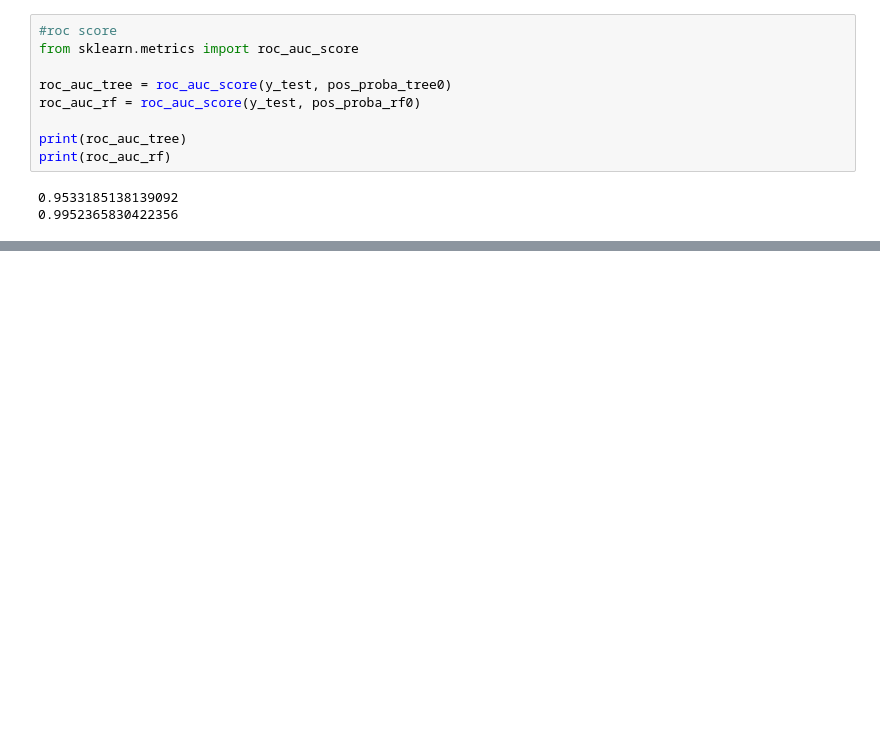
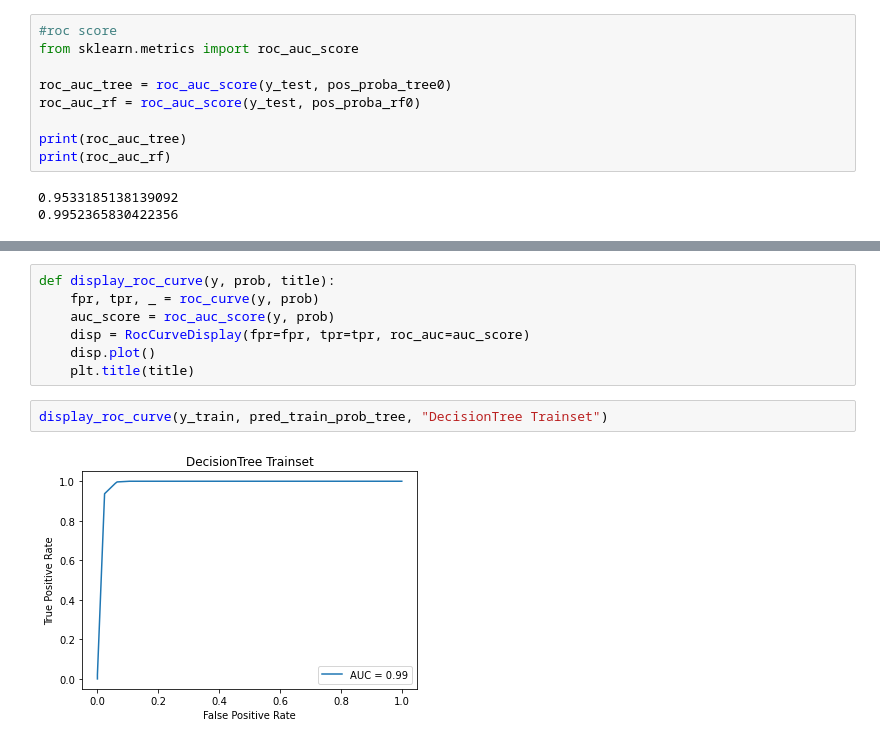
Before and after one commit to shina1221/SSAC_2021, a Jupyter notebook: class_study/07.machine learning/03/05장 개인.ipynb, the cells around one changed output, grey strips where cells are left out. Saved outputs shown, nothing was run; the diff lists cells and outputs as text; blank space fills up the shorter version.

```diff
--- a/class_study/07.machine learning/03/05장 개인.ipynb
+++ b/class_study/07.machine learning/03/05장 개인.ipynb
@@ -1026,0 +1167,11 @@ print(roc_auc_rf)
+# %%
+def display_roc_curve(y, prob, title):
+    fpr, tpr, _ = roc_curve(y, prob)
+    auc_score = roc_auc_score(y, prob)
+    disp = RocCurveDisplay(fpr=fpr, tpr=tpr, roc_auc=auc_score)
+    disp.plot()
+    plt.title(title)
+# %%
+display_roc_curve(y_train, pred_train_prob_tree, "DecisionTree Trainset")
+# %% [output]
+[figure, added]
```
Also changed, not shown: parts of 16 cells of this notebook.
